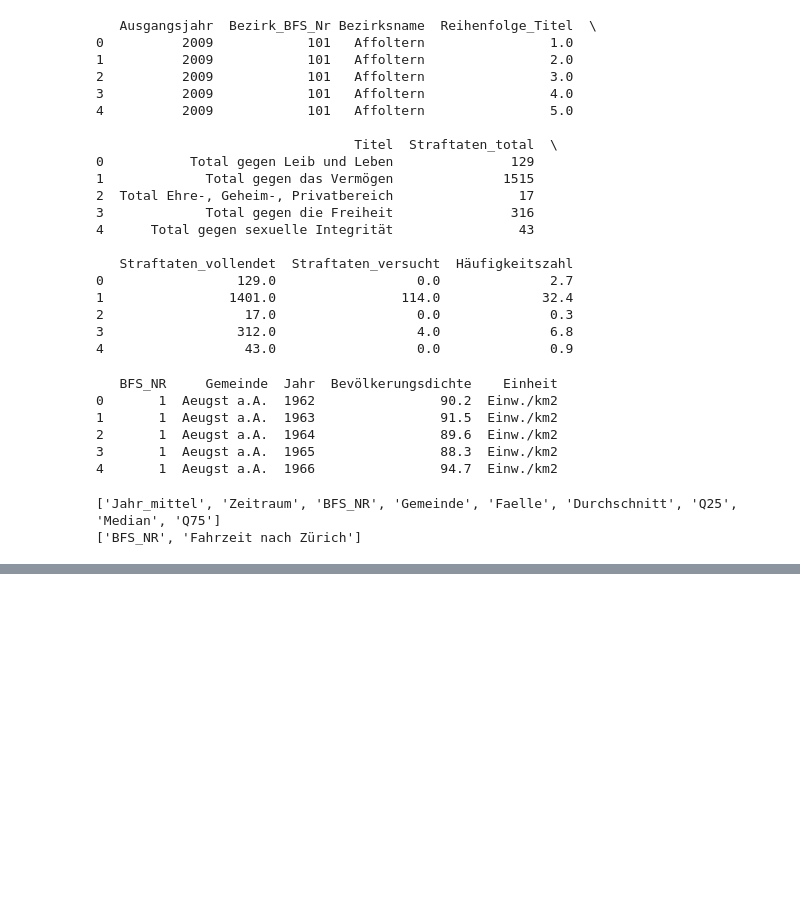
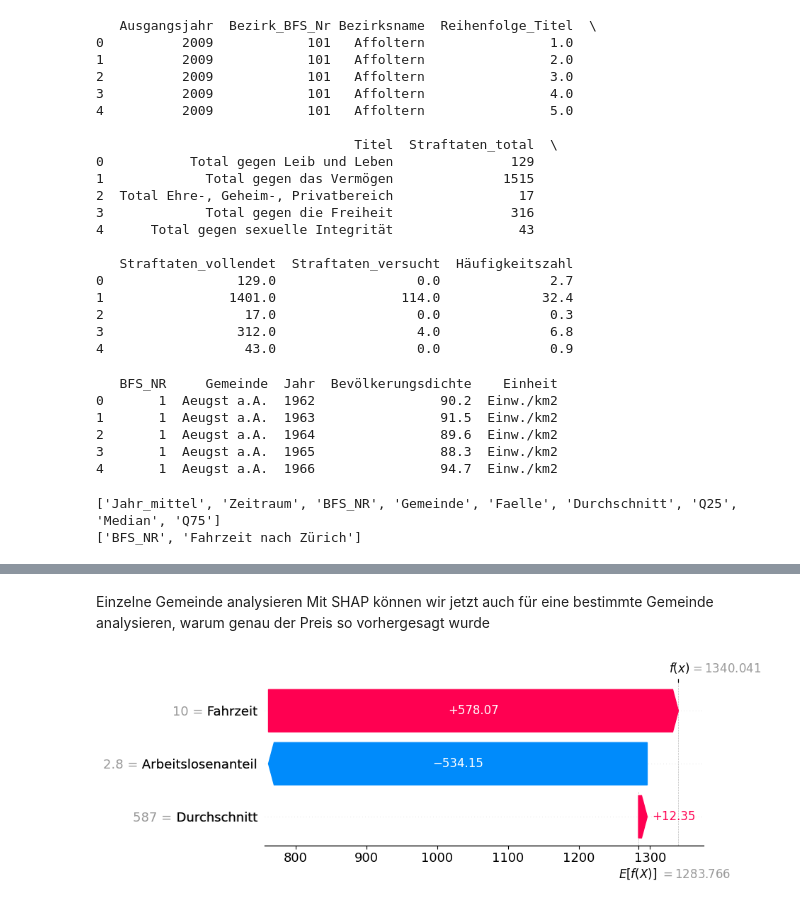
Before and after one commit to Bina-G10/BINA-G10, a Jupyter notebook: bina_gruppe10.ipynb, the cells around one changed output, grey strips where cells are left out. Cells and saved outputs as stored; diff of their text form; code cells hidden in the pictures; blank space fills up the shorter version.

```diff
--- a/bina_gruppe10.ipynb
+++ b/bina_gruppe10.ipynb
@@ -461,0 +896,8 @@ fig.show()
+# %% [markdown]
+Einzelne Gemeinde analysieren
+Mit SHAP können wir jetzt auch für eine bestimmte Gemeinde analysieren, warum genau der Preis so vorhergesagt wurde
+# %%
+# 🧍 SHAP Force Plot für erste Gemeinde im Testset
+shap.plots.waterfall(shap_values[0], max_display=10)
+# %% [output]
+[figure, added]
```
Also changed, not shown: parts of 40 cells of this notebook.
